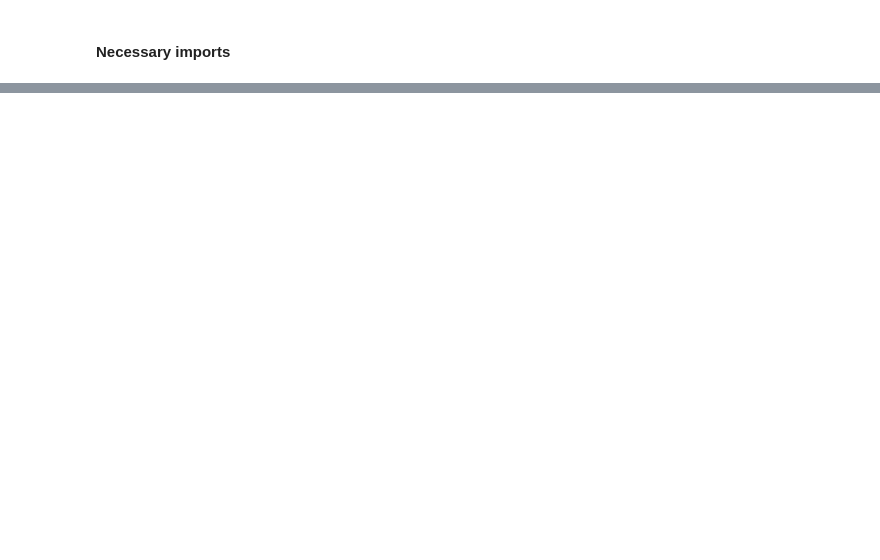
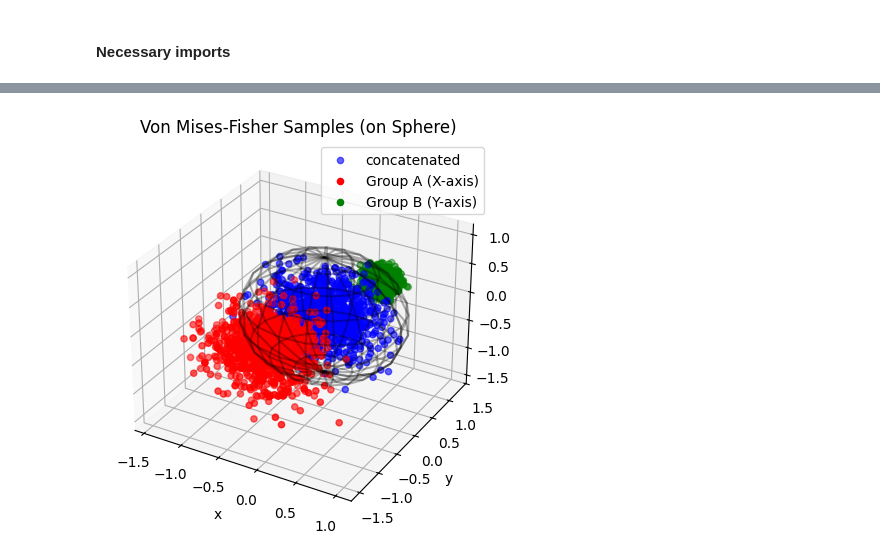
Before and after one commit to Vascorn/RePercENT, a Jupyter notebook: notebooks/synthetic_dataset.ipynb, the cells around one changed output, grey strips where cells are left out. Saved outputs shown, nothing was run; the diff lists cells and outputs as text; code cells hidden in the pictures; blank space fills up the shorter version.

```diff
--- a/notebooks/synthetic_dataset.ipynb
+++ b/notebooks/synthetic_dataset.ipynb
@@ -52,0 +119,44 @@ X1 shape: (10000, 5, 16), X2 shape: (10000, 5, 16)
+# %%
+a_mean = torch.zeros(3) - 0.5
+b_mean = torch.zeros(3) + 0.5
+a_cov = torch.eye(3) * 0.1
+b_cov = torch.eye(3) * 0.01
+
+# vonmises_fisher(mu, kappa).rvs(n) returns (n, 3) coordinates
+n_samples = 1000
+a_samples_np = multivariate_normal(mean=a_mean.numpy(), cov=a_cov.numpy()).rvs(n_samples)
+b_samples_np = multivariate_normal(mean=b_mean.numpy(), cov=b_cov.numpy()).rvs(n_samples)
+
+# Convert to tensor if needed for your pipeline
+a_samples = torch.from_numpy(a_samples_np).float()
+b_samples = torch.from_numpy(b_samples_np).float()
+c = torch.cat((a_samples, b_samples), dim= -1).numpy()
+
+# project c to three dimensions using PCA for visualization
+from sklearn.decomposition import PCA
+pca = PCA(n_components=3)
+c = pca.fit_transform(c)
+
+# 4. Plot
+fig = plt.figure(figsize=(6, 5))
+ax = fig.add_subplot(111, projection="3d")
+
+# Draw the unit sphere wireframe for reference
+u, v = np.mgrid[0:2*np.pi:20j, 0:np.pi:10j]
+x = np.cos(u)*np.sin(v)
+y = np.sin(u)*np.sin(v)
+z = np.cos(v)
+ax.plot_wireframe(x, y, z, color="k", alpha=0.3)
+
+ax.scatter(c[:, 0], c[:, 1], c[:, 2], alpha=0.6, label='concatenated', color='b')
+ax.scatter(a_samples[:, 0], a_samples[:, 1], a_samples[:, 2], color='r', label='Group A (X-axis)')
+ax.scatter(b_samples[:, 0], b_samples[:, 1], b_samples[:, 2], color='g', label='Group B (Y-axis)')
+
+ax.legend()
+ax.set_xlabel("x")
+ax.set_ylabel("y")
+ax.set_zlabel("z")
+ax.set_title("Von Mises-Fisher Samples (on Sphere)")
+plt.show()
+# %% [output]
+[figure, added]
```
Also changed, not shown: parts of 7 cells of this notebook, 6 other files.
